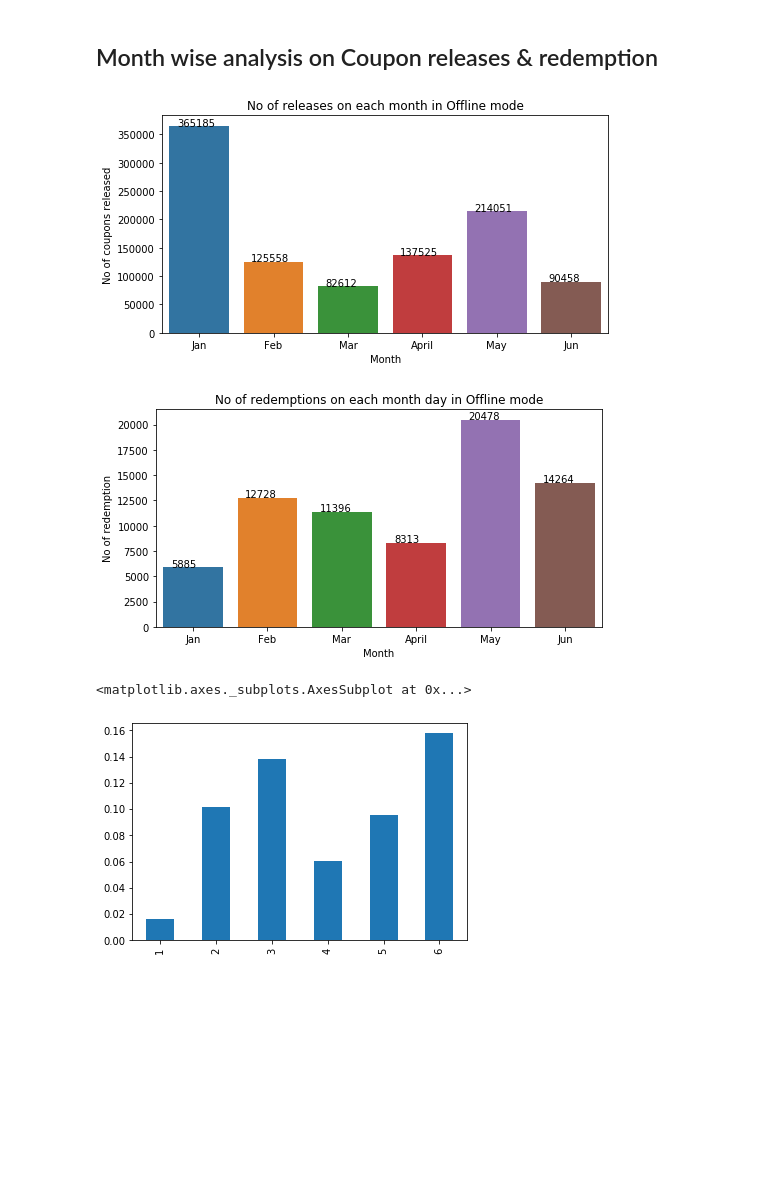
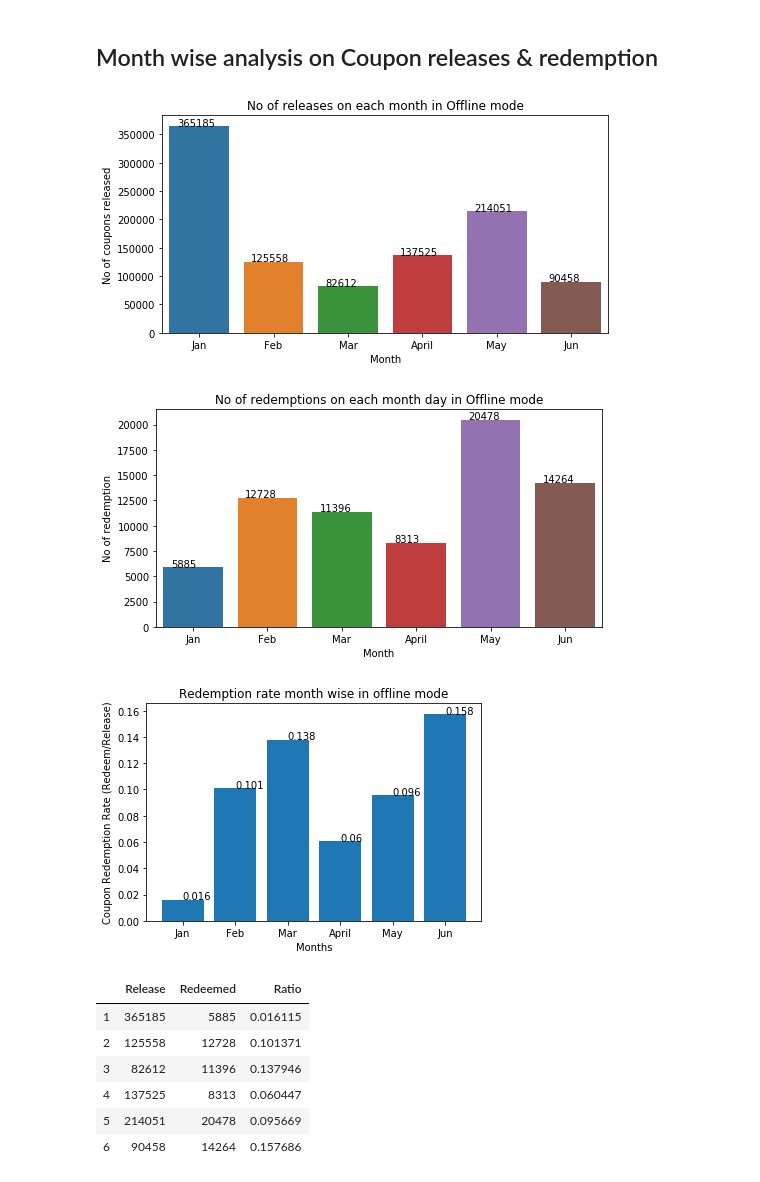
Before and after one commit to sinha-pulaks/O2O-coupon-redemption, a Jupyter notebook: O2O_coupon_prediction.ipynb, the cells around one changed output. Saved outputs shown, nothing was run; the diff lists cells and outputs as text; code cells hidden in the pictures; blank space fills up the shorter version.

Commit message:
Discount rate analysis update

```diff
--- a/O2O_coupon_prediction.ipynb
+++ b/O2O_coupon_prediction.ipynb
@@ -3171,36 +3171,51 @@ plt.ylabel("No of coupons released")
 plt.title("No of releases on each month in Offline mode")
 ax.set_xticklabels(months)
 for p in ax.patches:
        ax.annotate('{:.0f}'.format(p.get_height()), (p.get_x()+0.1, p.get_height()+50))
 plt.show()
 
 
 #plot for No of redemptions on each week day in Offline mode
 plt.figure(figsize=(8,4))
 ax = sns.countplot(df_off_week_red["Month"])
 months=['Jan','Feb','Mar','April','May','Jun']
 plt.ylabel("No of redemption")
 plt.title("No of redemptions on each month day in Offline mode")
 ax.set_xticklabels(months)
 for p in ax.patches:
        ax.annotate('{:.0f}'.format(p.get_height()), (p.get_x()+0.1, p.get_height()+50))
 plt.show()
 
 month_rel = pd.DataFrame(df_off_week_rel['Month'].value_counts())
 month_red = pd.DataFrame(df_off_week_red['Month'].value_counts())
 month = pd.concat([month_rel, month_red], axis=1)
 month.columns = ['Release','Redeemed']
 month['Ratio'] = month['Redeemed']/month['Release']
 month
 
 
 
-month["Ratio"].plot(kind='bar')
+plt.figure()
+ax=plt.bar(months,month["Ratio"])
+for a,b in zip(months, month["Ratio"]):
+    plt.text(a, b, str(round(b,3)))
+plt.title("Redemption rate month wise in offline mode")
+plt.ylabel("Coupon Redemption Rate (Redeem/Release)")
+plt.xlabel("Months")
+plt.show()
+
+month
 # %% [output]
 [figure]
 [figure]
-<matplotlib.axes._subplots.AxesSubplot at 0x...>
-[figure, old version]
+[figure, new version]
+|  | Release | Redeemed | Ratio |
+| 1 | 365185 | 5885 | 0.016115 |
+| 2 | 125558 | 12728 | 0.101371 |
+| 3 | 82612 | 11396 | 0.137946 |
+| 4 | 137525 | 8313 | 0.060447 |
+| 5 | 214051 | 20478 | 0.095669 |
+| 6 | 90458 | 14264 | 0.157686 |
 # %%
 #redemption count
 #df_off_month_red=df_off_unique[(df_off_unique["Coupon_id"].isna()==False) & (df_off_unique["Date"].isna()==False)].copy(deep=True)
```
Also changed, not shown: parts of 8 cells of this notebook.
